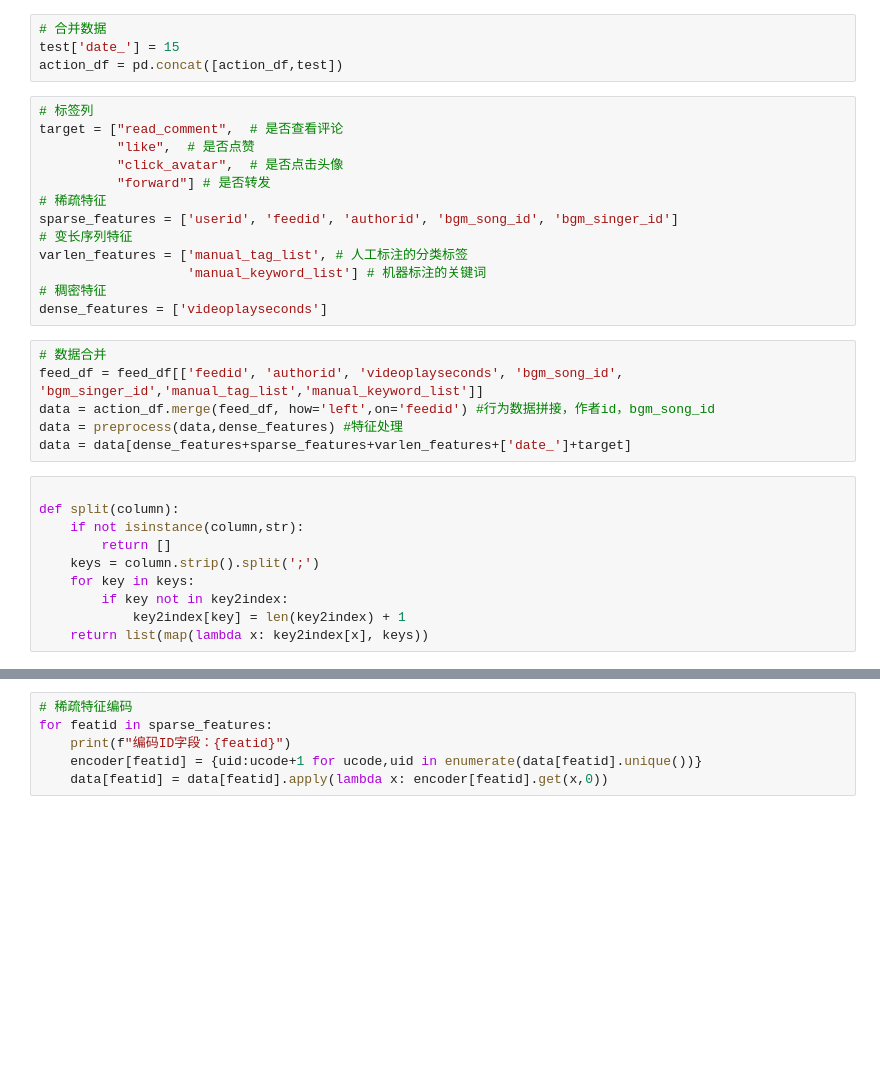
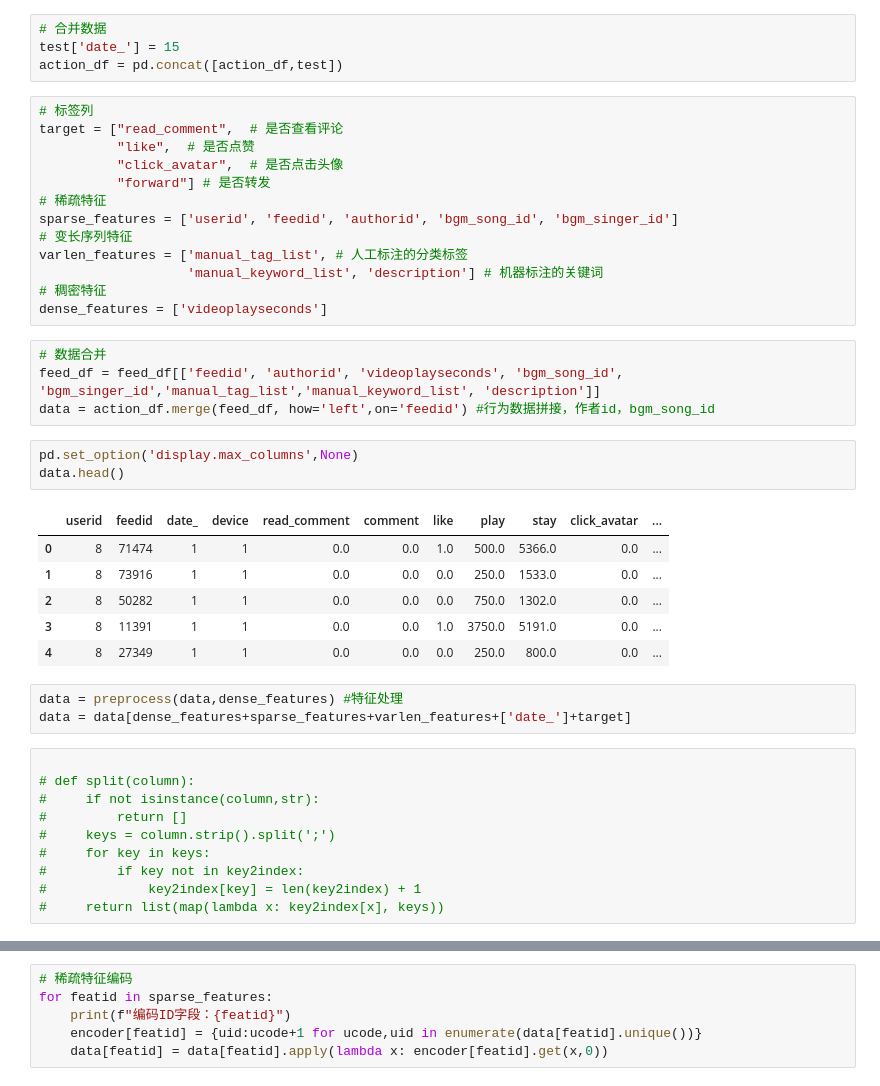
Before and after one commit to Althealam/wechat_multi_task_learning, a Jupyter notebook: data_preprocess_and_data_engineering.ipynb, the cells around one changed output, grey strips where cells are left out. Drawn from its saved outputs; the diff is of its cells as text; blank space fills up the shorter version.

```diff
--- a/data_preprocess_and_data_engineering.ipynb
+++ b/data_preprocess_and_data_engineering.ipynb
@@ -195,24 +194,35 @@ target = ["read_comment",  # 是否查看评论
 sparse_features = ['userid', 'feedid', 'authorid', 'bgm_song_id', 'bgm_singer_id']
 # 变长序列特征
 varlen_features = ['manual_tag_list', # 人工标注的分类标签
-                   'manual_keyword_list'] # 机器标注的关键词
+                   'manual_keyword_list', 'description'] # 机器标注的关键词
 # 稠密特征
 dense_features = ['videoplayseconds']
 # %%
 # 数据合并
-feed_df = feed_df[['feedid', 'authorid', 'videoplayseconds', 'bgm_song_id', 'bgm_singer_id','manual_tag_list','manual_keyword_list']]
+feed_df = feed_df[['feedid', 'authorid', 'videoplayseconds', 'bgm_song_id', 'bgm_singer_id','manual_tag_list','manual_keyword_list', 'description']]
 data = action_df.merge(feed_df, how='left',on='feedid') #行为数据拼接，作者id，bgm_song_id
-data = preprocess(data,dense_features) #特征处理
-data = data[dense_features+sparse_features+varlen_features+['date_']+target]
+# %%
+pd.set_option('display.max_columns',None)
+data.head()
+# %% [output]
+|  | userid | feedid | date_ | device | read_comment | comment | like | play | stay | click_avatar | ... |
+| 0 | 8 | 71474 | 1 | 1 | 0.0 | 0.0 | 1.0 | 500.0 | 5366.0 | 0.0 | ... |
+| 1 | 8 | 73916 | 1 | 1 | 0.0 | 0.0 | 0.0 | 250.0 | 1533.0 | 0.0 | ... |
+| 2 | 8 | 50282 | 1 | 1 | 0.0 | 0.0 | 0.0 | 750.0 | 1302.0 | 0.0 | ... |
+| 3 | 8 | 11391 | 1 | 1 | 0.0 | 0.0 | 1.0 | 3750.0 | 5191.0 | 0.0 | ... |
+| 4 | 8 | 27349 | 1 | 1 | 0.0 | 0.0 | 0.0 | 250.0 | 800.0 | 0.0 | ... |
+# %%
+data = preprocess(data,dense_features) #特征处理
+data = data[dense_features+sparse_features+varlen_features+['date_']+target]
 # %%
 
-def split(column):
-    if not isinstance(column,str):
-        return []
-    keys = column.strip().split(';')
-    for key in keys:
-        if key not in key2index:
-            key2index[key] = len(key2index) + 1
-    return list(map(lambda x: key2index[x], keys))
+# def split(column):
+#     if not isinstance(column,str):
+#         return []
+#     keys = column.strip().split(';')
+#     for key in keys:
+#         if key not in key2index:
+#             key2index[key] = len(key2index) + 1
+#     return list(map(lambda x: key2index[x], keys))
 # %%
 # 变长特征编码
```
Also changed, not shown: parts of 13 cells of this notebook, 6 other files.
